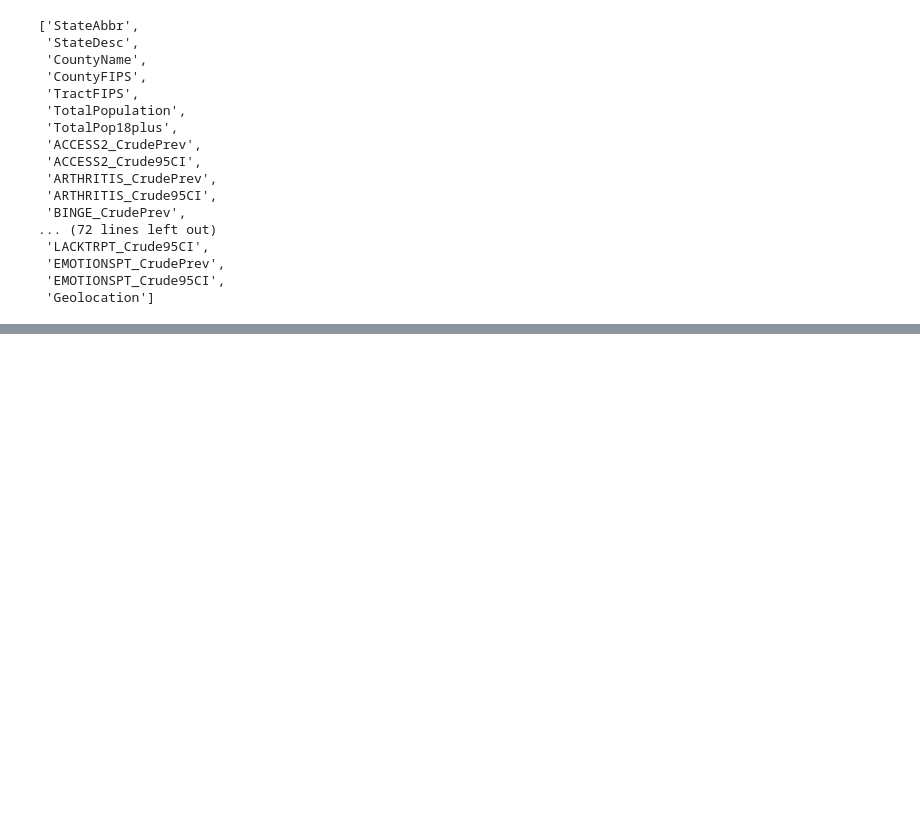
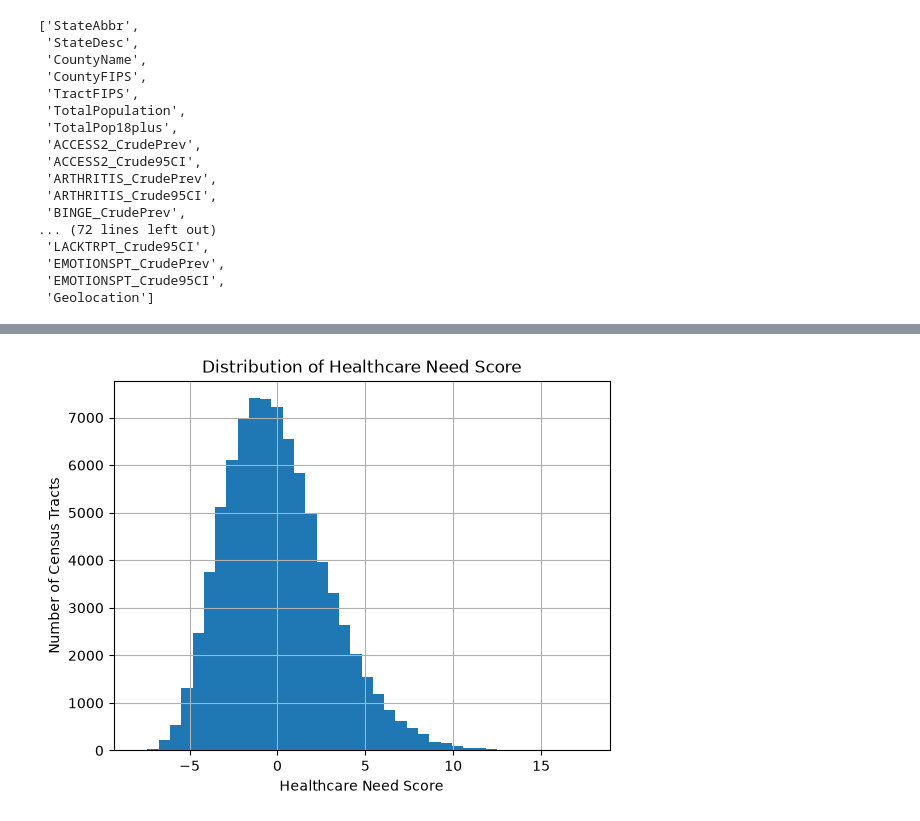
Before and after one commit to jho-code/Portfolio, a Jupyter notebook: projects/healthcare-access/notebooks/01_explore_places.ipynb, the cells around one changed output, grey strips where cells are left out. Drawn from its saved outputs; the diff is of its cells as text; code cells hidden in the pictures; blank space fills up the shorter version.

```diff
--- a/projects/healthcare-access/notebooks/01_explore_places.ipynb
+++ b/projects/healthcare-access/notebooks/01_explore_places.ipynb
@@ -117,0 +299,2 @@ df_small = df[keep_cols].copy()
+# %%
+df_small["NeedScore"] = X_pca[:, 0]
@@ -117,0 +313,8 @@ df_small = df[keep_cols].copy()
+# %%
+df_small["NeedScore"].hist(bins=40)
+plt.xlabel("Healthcare Need Score")
+plt.ylabel("Number of Census Tracts")
+plt.title("Distribution of Healthcare Need Score")
+plt.show()
+# %% [output]
+[figure, added]
```
Also changed, not shown: parts of 22 cells of this notebook.
